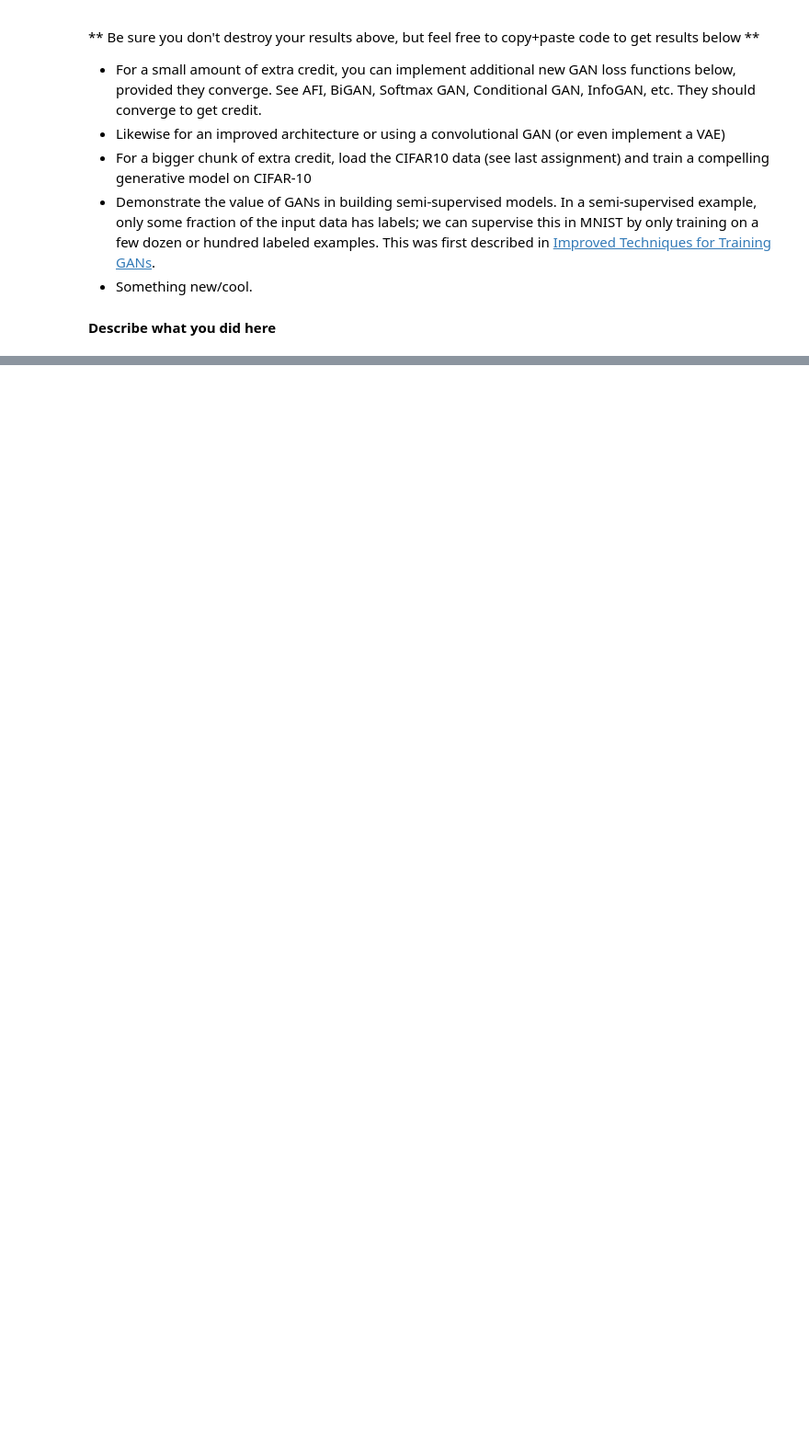
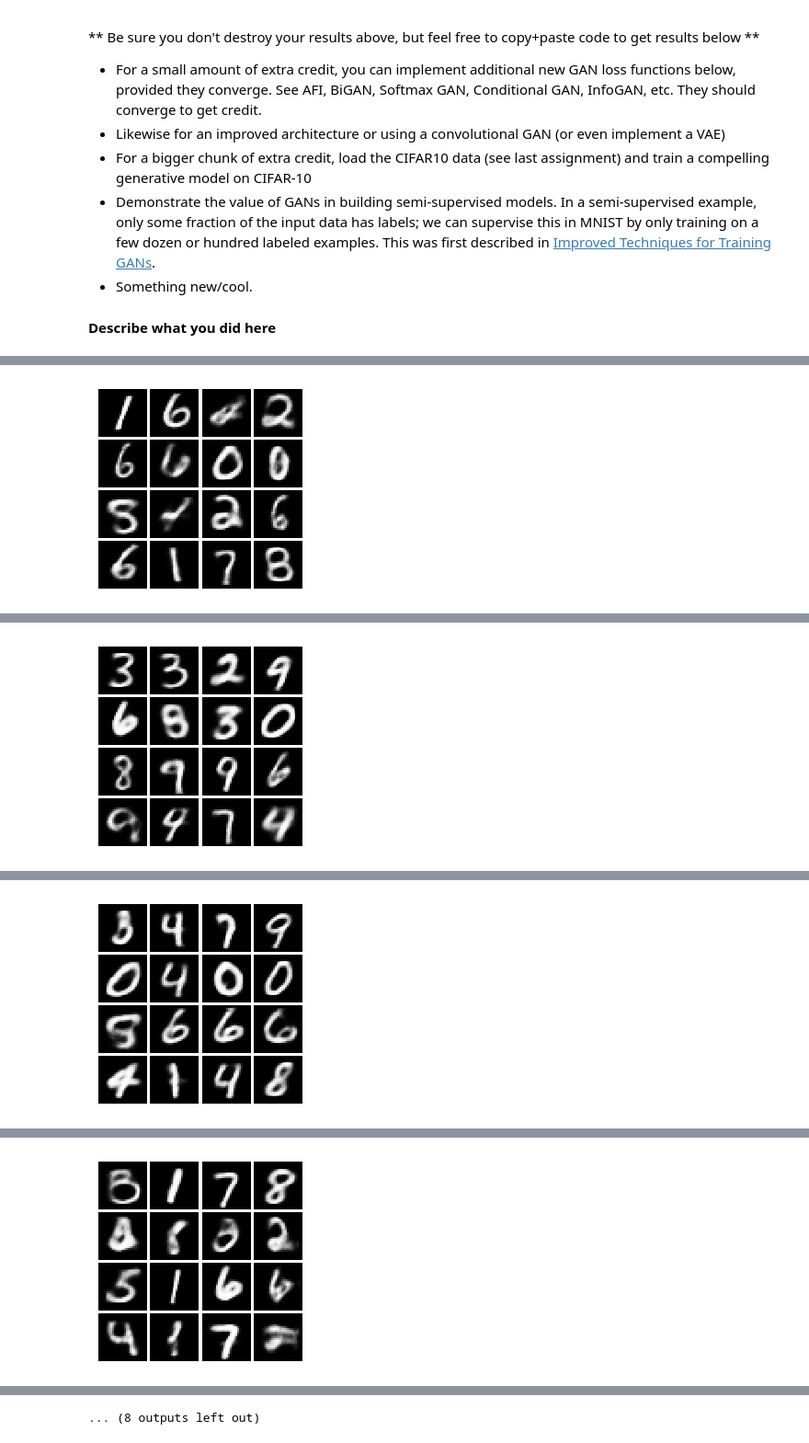
Before and after one commit to HenryLittle/cs231n, a Jupyter notebook: assignment3/GANs-TensorFlow.ipynb, the cells around one changed output, grey strips where cells are left out. Shown at 92% size. Saved outputs shown, nothing was run; the diff lists cells and outputs as text; code cells hidden in the pictures; blank space fills up the shorter version.

```diff
--- a/assignment3/GANs-TensorFlow.ipynb
+++ b/assignment3/GANs-TensorFlow.ipynb
@@ -961 +962,5 @@ Iter: 1450, Loss: 123.1
 ... (8 outputs left out)
+# %%
+run_a_vae(sess,train_step,vae_loss,E_extra_step,D_extra_step,num_epoch=5)
+# %% [output]
+[figure, added]
@@ -961,0 +972 @@ Iter: 1450, Loss: 123.1
+[figure, added]
@@ -961,0 +978 @@ Iter: 1450, Loss: 123.1
+[figure, added]
@@ -961,0 +984 @@ Iter: 1450, Loss: 123.1
+[figure, added]
@@ -961,0 +1002 @@ Iter: 1450, Loss: 123.1
+... (8 outputs left out)
```
Also changed, not shown: parts of 5 cells of this notebook.
